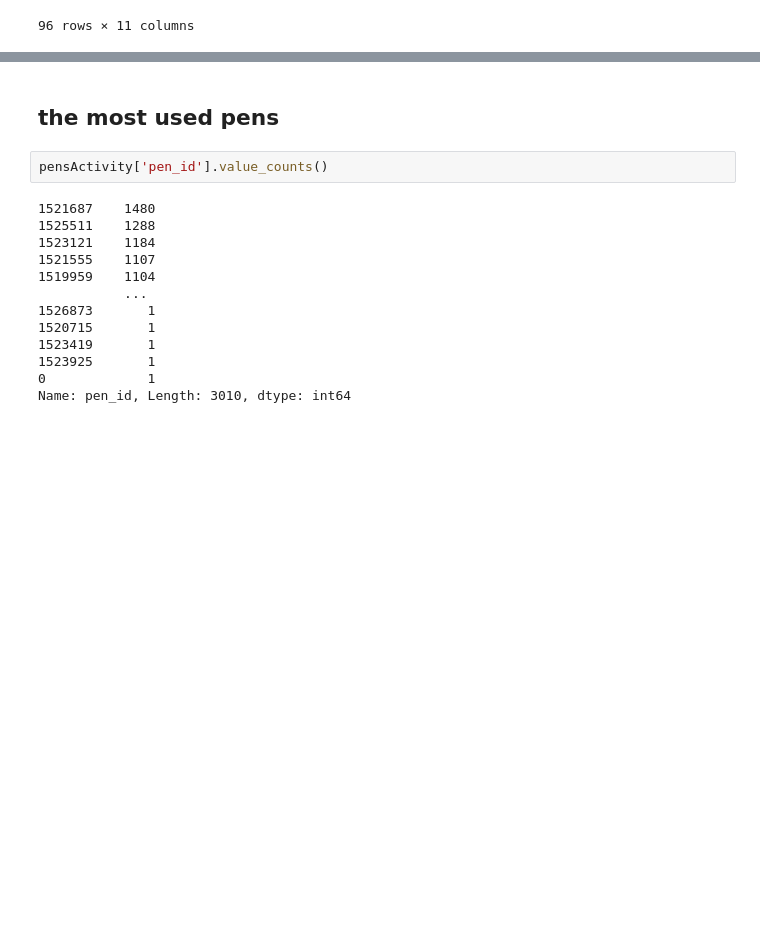
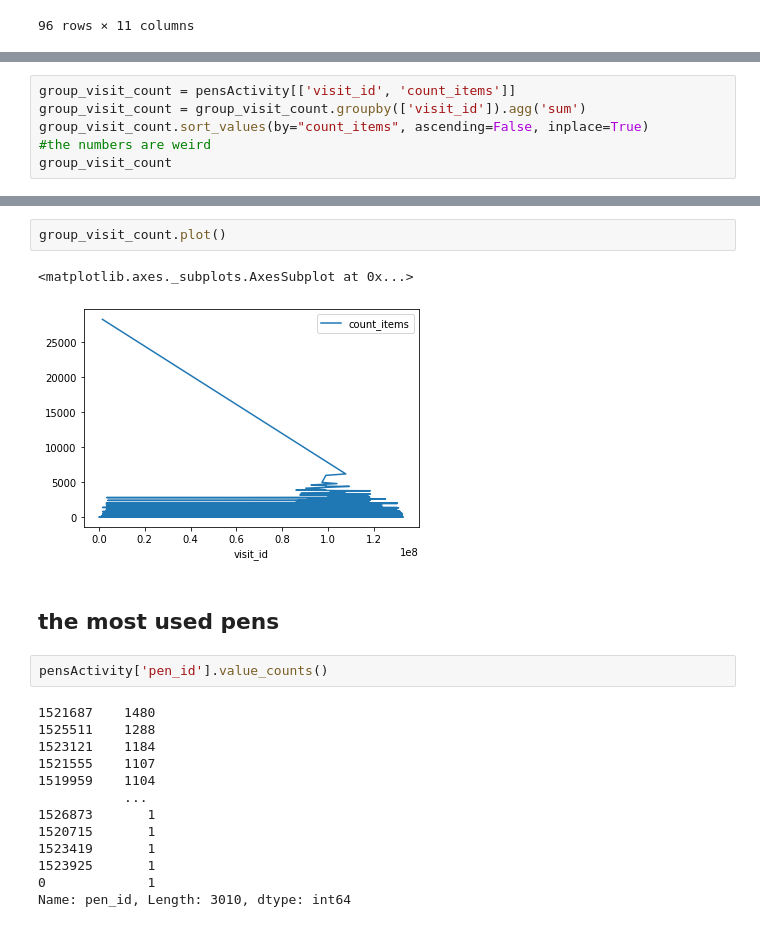
Before and after one commit to ShirinStar/Pen_Data_Dictionary, a Jupyter notebook: data/Pens Activity overview.ipynb, the cells around one changed output, grey strips where cells are left out. Drawn from its saved outputs; the diff is of its cells as text; blank space fills up the shorter version.

Commit message:
num items

```diff
--- a/data/Pens Activity overview.ipynb
+++ b/data/Pens Activity overview.ipynb
@@ -280,0 +297,6 @@ pensActivity[over_day]
+# %%
+group_visit_count = pensActivity[['visit_id', 'count_items']]
+group_visit_count = group_visit_count.groupby(['visit_id']).agg('sum')
+group_visit_count.sort_values(by="count_items", ascending=False, inplace=True)
+#the numbers are weird
+group_visit_count
@@ -281,3 +318,8 @@ pensActivity[over_day]
+# %%
+group_visit_count.plot()
+# %% [output]
+<matplotlib.axes._subplots.AxesSubplot at 0x...>
+[figure, added]
 # %% [markdown]
 ## the most used pens
 # %%
```
Also changed, not shown: parts of 10 cells of this notebook, 4 other files.
